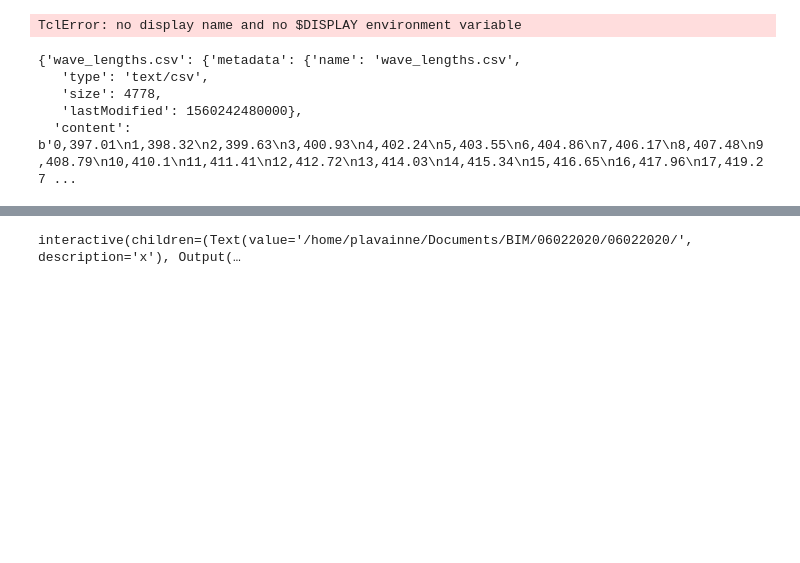
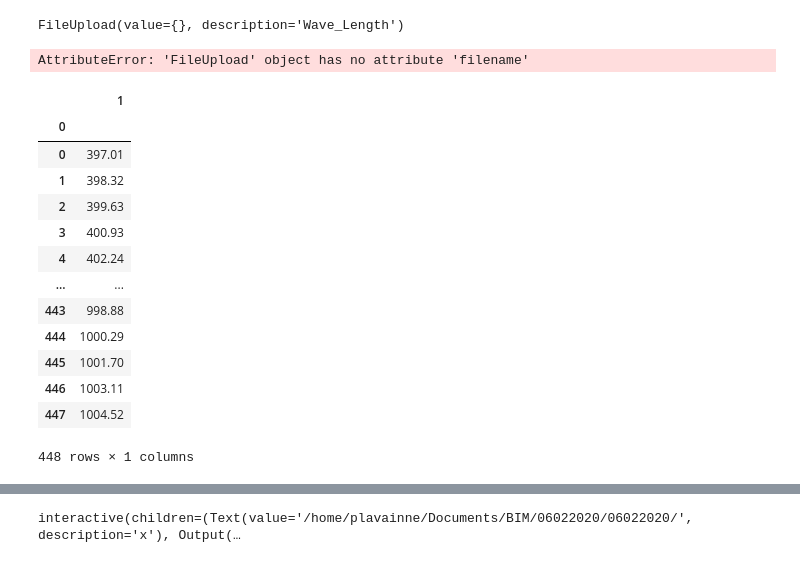
Before and after one commit to paulinelvne/nbinteract-tutorial, a Jupyter notebook: Essai.ipynb, the cells around one changed output, grey strips where cells are left out. Saved outputs shown, nothing was run; the diff lists cells and outputs as text; code cells hidden in the pictures; blank space fills up the shorter version.

```diff
--- a/Essai.ipynb
+++ b/Essai.ipynb
@@ -58,21 +52,35 @@ def ouvrir_fichier():
 wl = widgets.FileUpload(
     accept='',  # A/home/plavainne/Documents/BIM/06022020/06022020/VL1grF/ccepted file extension e.g. '.txt', '.pdf', 'image/*', 'image/*,.pdf'
     multiple=False,  # True to accept multiple files upload else False
-    description = 'Wave_Length',
-    command =
+    description = 'Wave_Length',label
+    #command = ouvrir_csv()
+    #value=pd.read_csv
 )
 
 display(wl)
 # %% [output]
-TclError: no display name and no $DISPLAY environment variable
+FileUpload(value={}, description='Wave_Length')
 # %%
-wl.value
+wl.filename
 # %% [output]
-{'wave_lengths.csv': {'metadata': {'name': 'wave_lengths.csv',
-   'type': 'text/csv',
-   'size': 4778,
-   'lastModified': 1560242480000},
-  'content': b'0,397.01\n1,398.32\n2,399.63\n3,400.93\n4,402.24\n5,403.55\n6,404.86\n7,406.17\n8,407.48\n9,408.79\n10,410.1\n11,411.41\n12,412.72\n13,414.03\n14,415.34\n15,416.65\n16,417.96\n17,419.27 ...
+AttributeError: 'FileUpload' object has no attribute 'filename'
+# %%
+pd.read_csv(io.BytesIO(wl.data[0]), header=None, index_col=0)
+# %% [output]
+|  | 1 |
+| 0 |  |
+| 0 | 397.01 |
+| 1 | 398.32 |
+| 2 | 399.63 |
+| 3 | 400.93 |
+| 4 | 402.24 |
+| ... | ... |
+| 443 | 998.88 |
+| 444 | 1000.29 |
+| 445 | 1001.70 |
+| 446 | 1003.11 |
+| 447 | 1004.52 |
+448 rows × 1 columns
 # %%
 # Create text widget for output
 exp_name = import Tkinterwidgets.Text()
```
Also changed, not shown: parts of 7 cells of this notebook, 1 other file.
